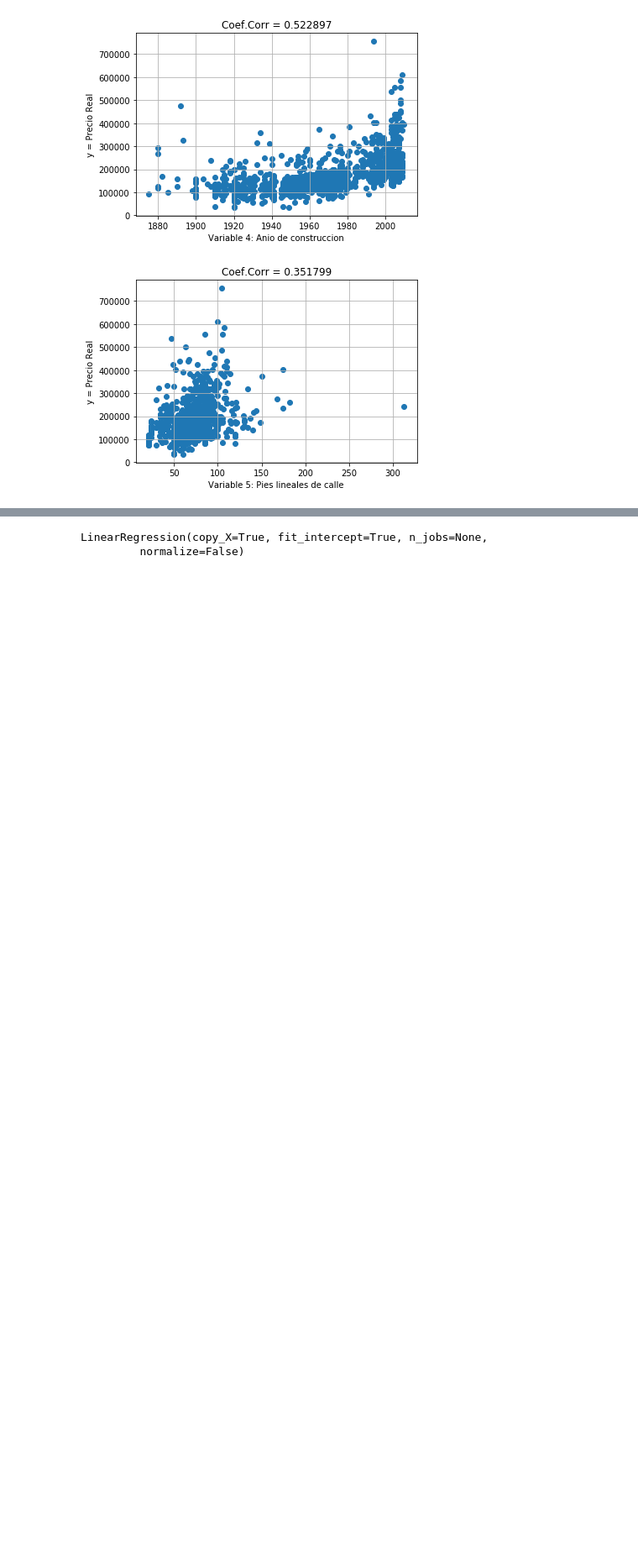
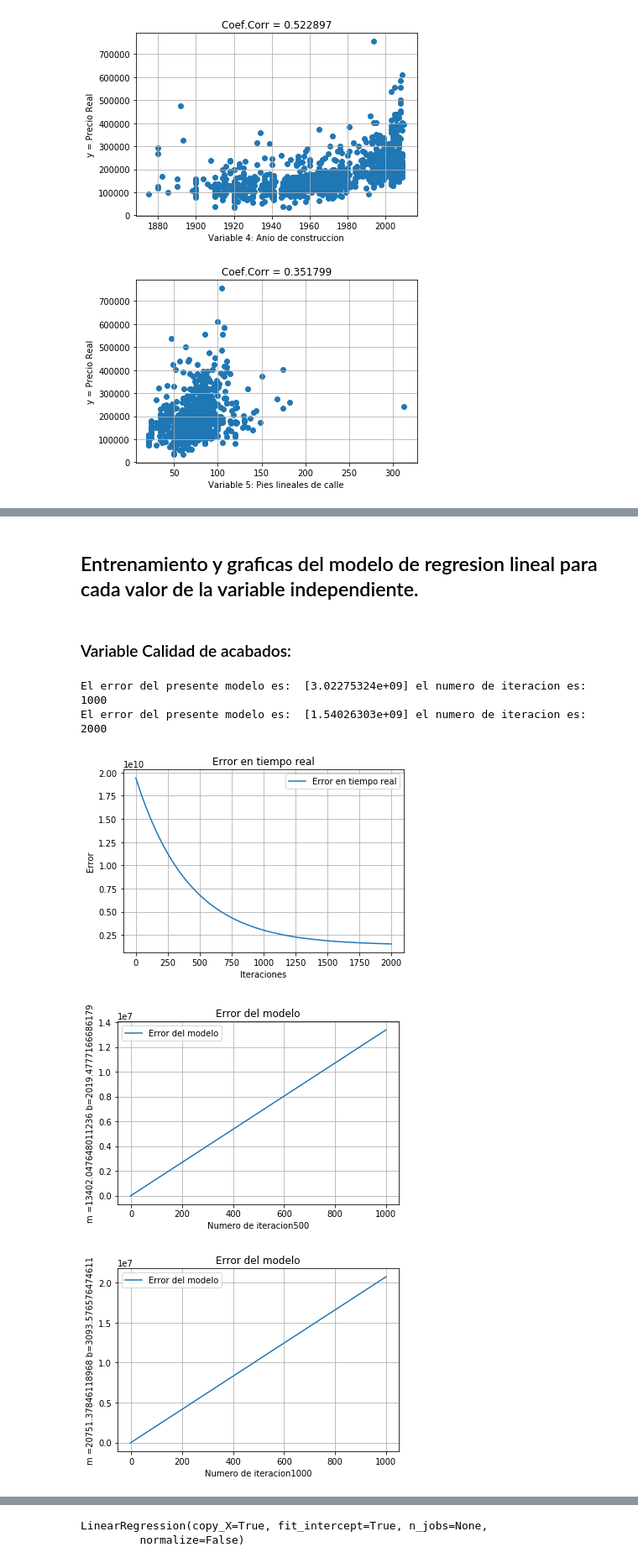
Before and after one commit to franmorales/DSGalileo, a Jupyter notebook: pyProject.ipynb, the cells around one changed output, grey strips where cells are left out. Shown at 84% size. Drawn from its saved outputs; the diff is of its cells as text; code cells hidden in the pictures; blank space fills up the shorter version.

```diff
--- a/pyProject.ipynb
+++ b/pyProject.ipynb
@@ -352,0 +381,14 @@ def visualizacionModelos(dataStruct,n):
+# %% [markdown]
+## Entrenamiento y graficas del modelo de regresion lineal para cada valor de la variable independiente.
+# %% [markdown]
+### Variable Calidad de acabados:
+# %%
+manualMB1 = trainingFunction(x = X1ArrayTrain, y = YArrayTrain, ite = 2000,showError=1000, learnR=0.00003)
+visualizacionError(manualMB1[1])
+visualizacionModelos(dataStruct=manualMB1[0],n= 500)
+# %% [output]
+El error del presente modelo es:  [3.02275324e+09] el numero de iteracion es: 1000
+El error del presente modelo es:  [1.54026303e+09] el numero de iteracion es: 2000
+[figure, added]
+[figure, added]
+[figure, added]
```
Also changed, not shown: parts of 20 cells of this notebook.
